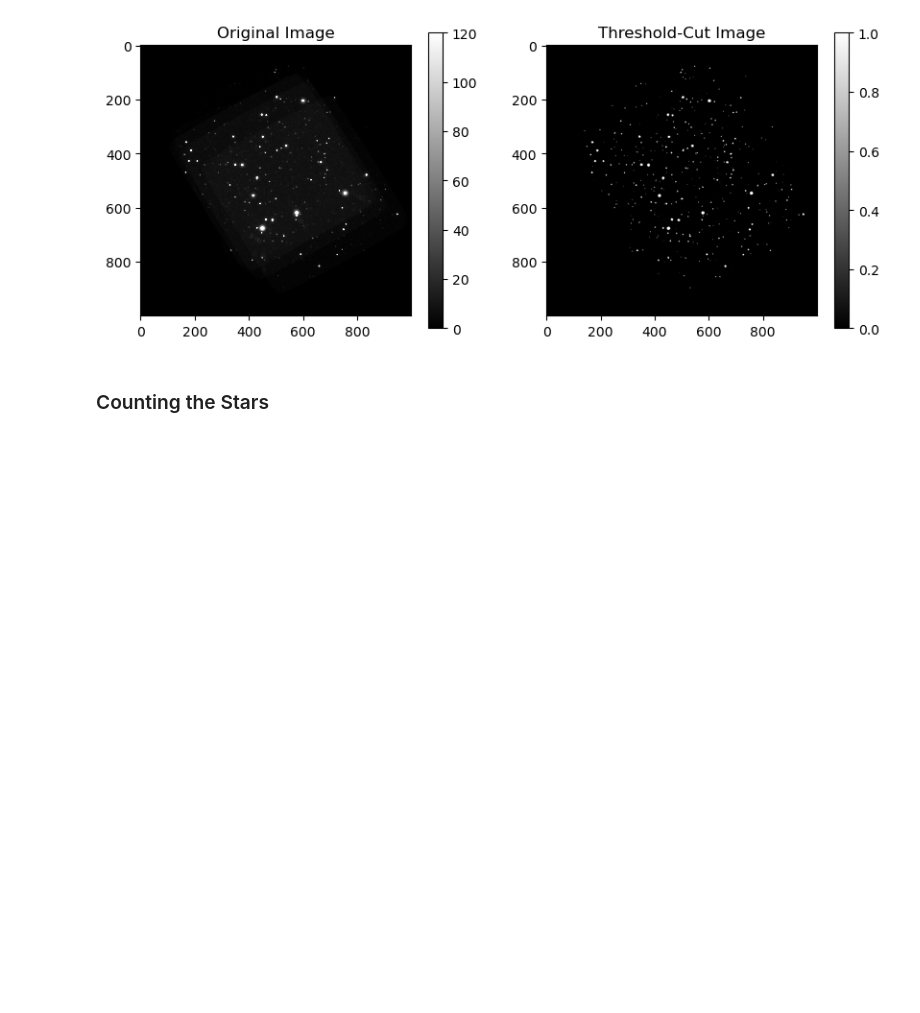
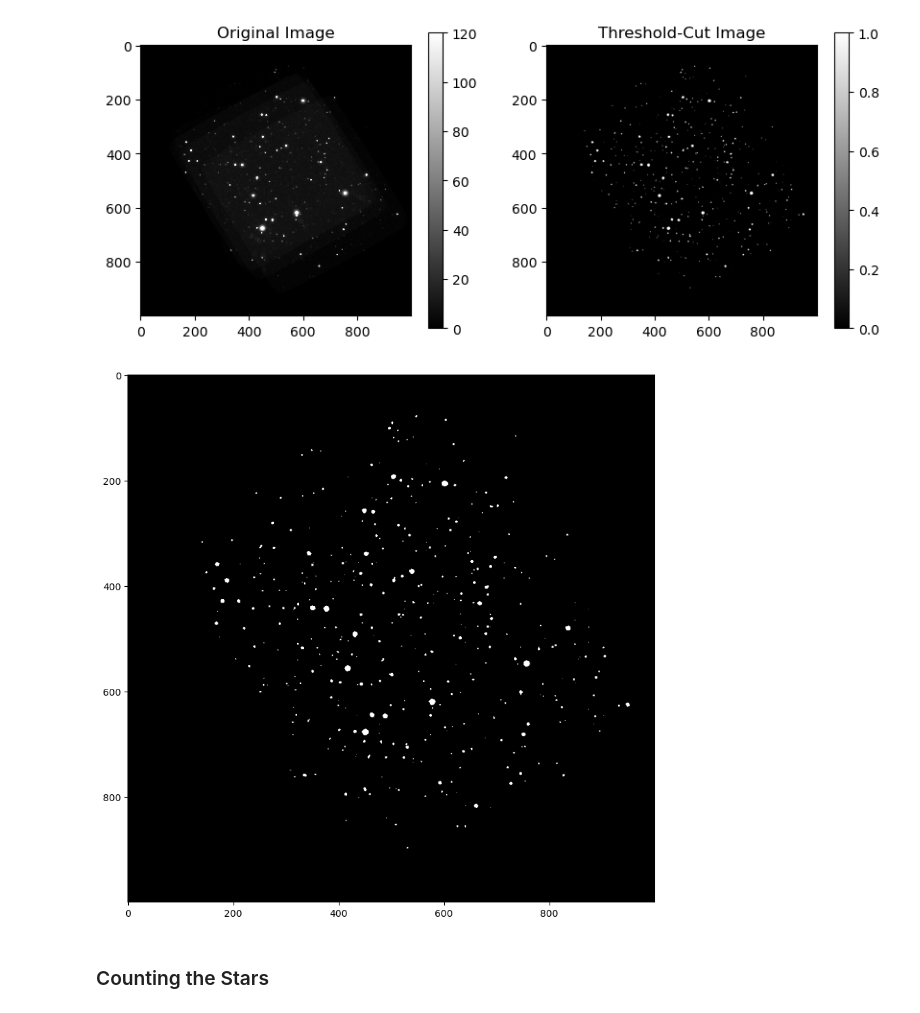
Before and after one commit to saphiooo/counting_stars, a Jupyter notebook: swift_uvot_events.ipynb, the cells around one changed output. Cells and saved outputs as stored; diff of their text form; code cells hidden in the pictures; blank space fills up the shorter version.

```diff
--- a/swift_uvot_events.ipynb
+++ b/swift_uvot_events.ipynb
@@ -277,6 +284,13 @@ axes[1].set_title('Threshold-Cut Image')
 plt.show()
 # %% [output]
 [figure]
+# %%
+
+fig, ax = plt.subplots(figsize=(10,10))
+plt.imshow(imgCut, cmap='gray')
+plt.show()
+# %% [output]
+[figure, added]
 # %% [markdown]
 ### Counting the Stars
 # %%
```
Also changed, not shown: parts of 9 cells of this notebook.
